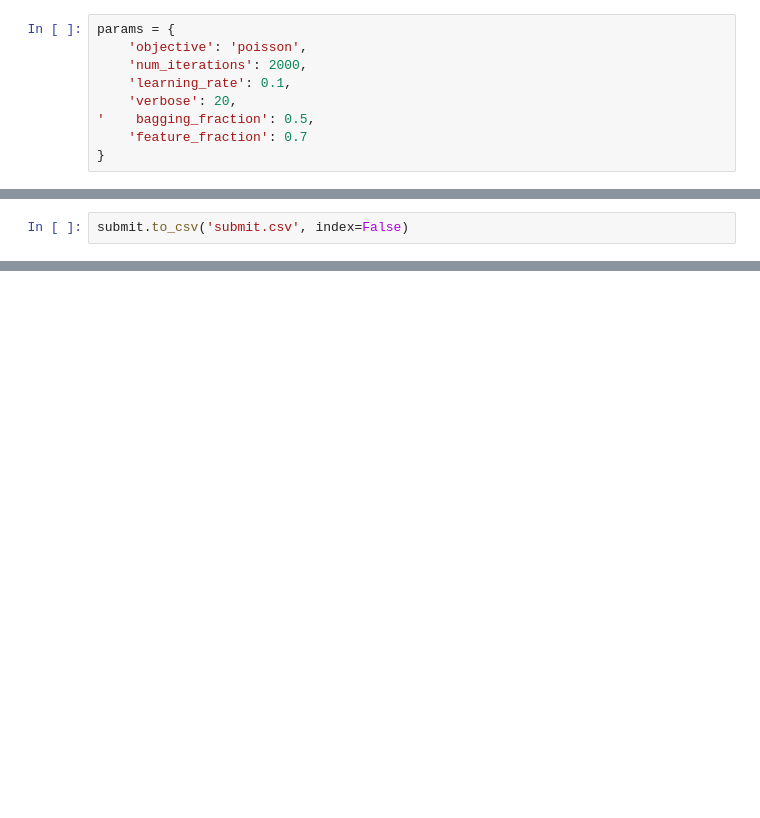
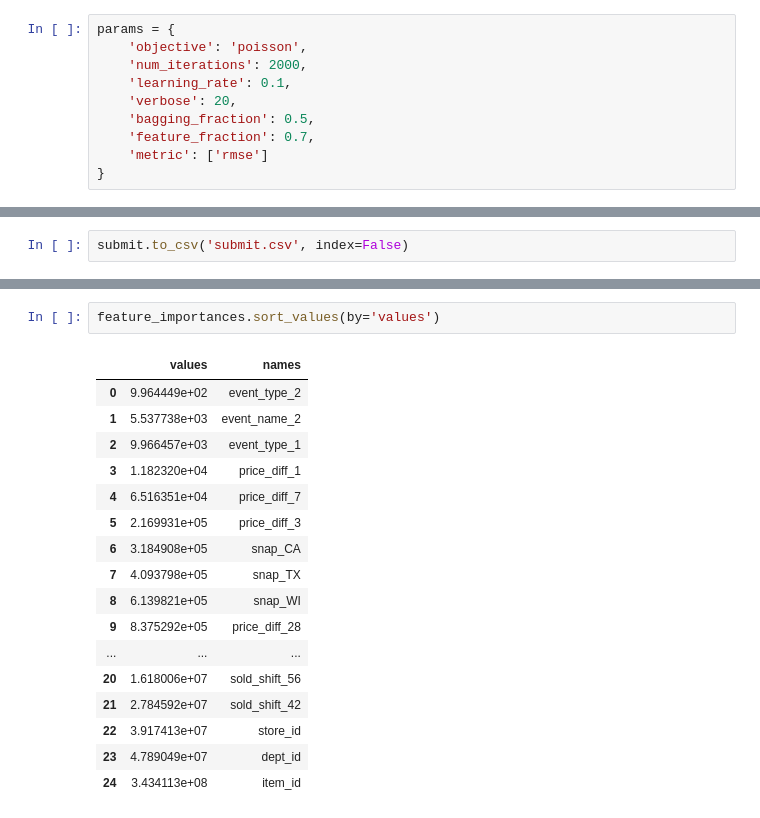
Before and after one commit to Semihal/m5-accuracy, a Jupyter notebook: ipynb/Pipeline.ipynb, the cells around one changed output, grey strips where cells are left out. Cells and saved outputs as stored; diff of their text form; blank space fills up the shorter version.

```diff
--- a/ipynb/Pipeline.ipynb
+++ b/ipynb/Pipeline.ipynb
@@ -122,6 +208,7 @@ params = {
     'num_iterations': 2000,
     'learning_rate': 0.1,
     'verbose': 20,
-'    bagging_fraction': 0.5,
-    'feature_fraction': 0.7
+    'bagging_fraction': 0.5,
+    'feature_fraction': 0.7,
+    'metric': ['rmse']
 }
@@ -203,0 +368,20 @@ submit.to_csv('submit.csv', index=False)
+# %%
+feature_importances.sort_values(by='values')
+# %% [output]
+|  | values | names |
+| 0 | 9.964449e+02 | event_type_2 |
+| 1 | 5.537738e+03 | event_name_2 |
+| 2 | 9.966457e+03 | event_type_1 |
+| 3 | 1.182320e+04 | price_diff_1 |
+| 4 | 6.516351e+04 | price_diff_7 |
+| 5 | 2.169931e+05 | price_diff_3 |
+| 6 | 3.184908e+05 | snap_CA |
+| 7 | 4.093798e+05 | snap_TX |
+| 8 | 6.139821e+05 | snap_WI |
+| 9 | 8.375292e+05 | price_diff_28 |
+| ... | ... | ... |
+| 20 | 1.618006e+07 | sold_shift_56 |
+| 21 | 2.784592e+07 | sold_shift_42 |
+| 22 | 3.917413e+07 | store_id |
+| 23 | 4.789049e+07 | dept_id |
+| 24 | 3.434113e+08 | item_id |
```
Also changed, not shown: parts of 49 cells of this notebook, 2 other files.
